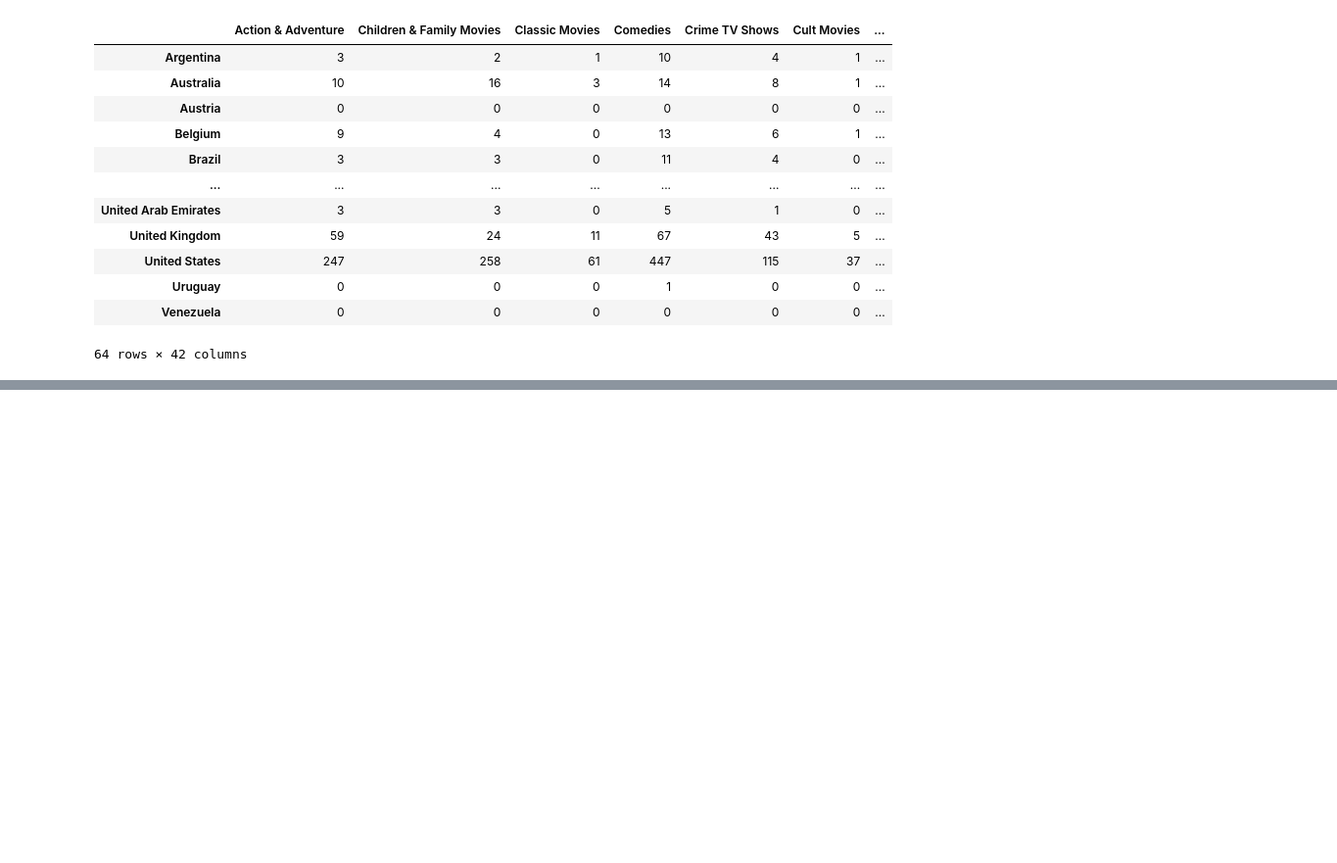
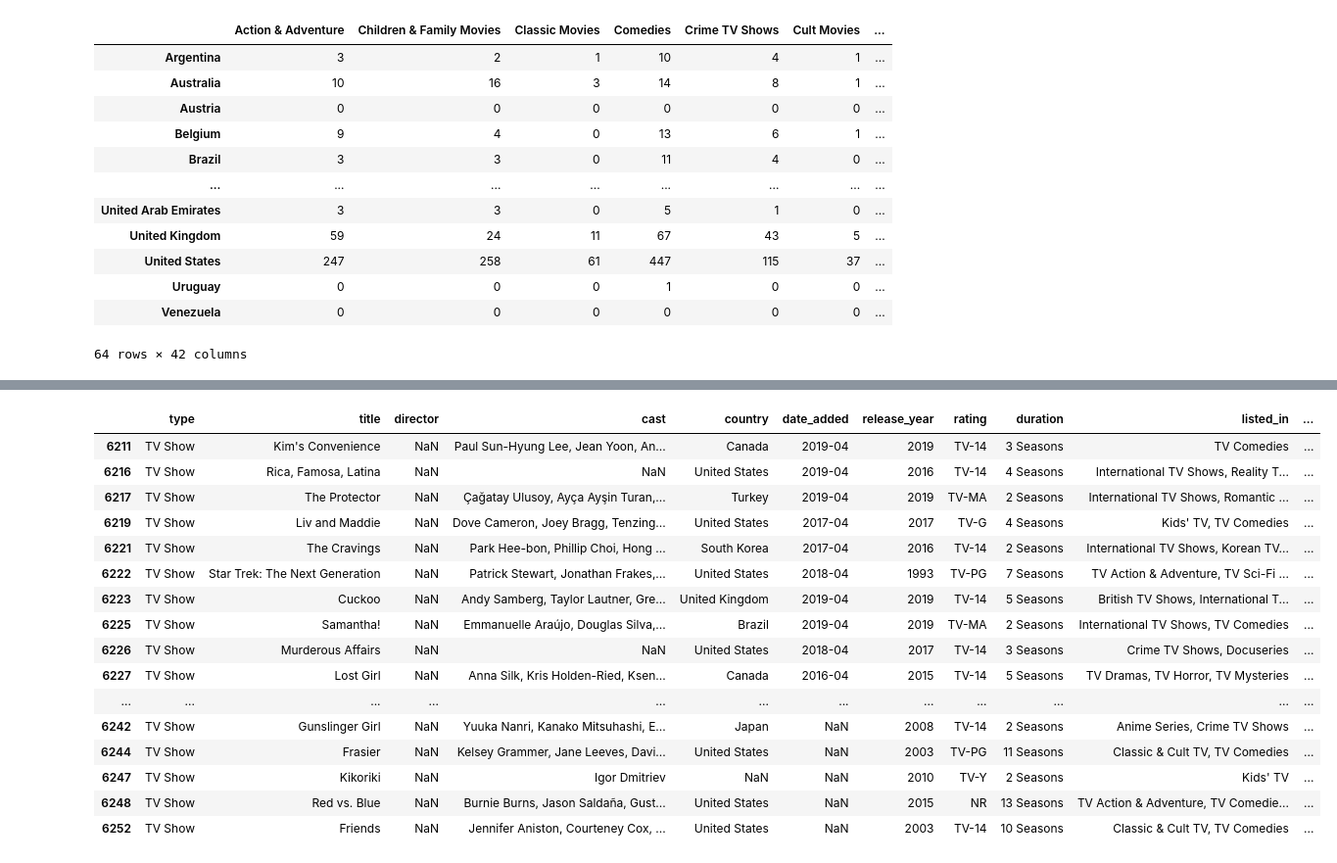
Before and after one commit to VictorLJay/Netflix-Analysis, a Jupyter notebook: your-project/Project5 - Data.ipynb, the cells around one changed output, grey strips where cells are left out. Shown at 98% size. Saved outputs shown, nothing was run; the diff lists cells and outputs as text; code cells hidden in the pictures; blank space fills up the shorter version.

```diff
--- a/your-project/Project5 - Data.ipynb
+++ b/your-project/Project5 - Data.ipynb
@@ -193,0 +220,4 @@ countries_genre_encoded = dummy_country_genre_test2(netflix_clean, countries_cle
+# %%
+streaming_platforms_movies = pd.read_csv("../data/StreamingPlatforms_Movies.csv", index_col=0)
+streaming_platforms_movies = streaming_platforms_movies.drop(columns=["Language", "Runtime", "Directors", "Genres", "Type", "IMDb", "Rotten Tomatoes", "ID", "Country"])
+streaming_platforms_movies.head()
@@ -193,0 +231,4 @@ countries_genre_encoded = dummy_country_genre_test2(netflix_clean, countries_cle
+# %%
+streaming_platforms_series = pd.read_csv("../data/StreamingPlatforms_TV_Shows.csv", index_col=0)
+streaming_platforms_series = streaming_platforms_series.drop(columns=["IMDb", "Rotten Tomatoes", "type"])
+streaming_platforms_series.head()
@@ -193,0 +251,4 @@ countries_genre_encoded = dummy_country_genre_test2(netflix_clean, countries_cle
+# %%
+full_netflix = pd.concat([streaming_platforms_movies, streaming_platforms_series])
+full_netflix = full_netflix.reset_index(drop=True)
+full_netflix = full_netflix.rename(columns={"Title":"title", "Year":"year", "Age":"age"})
@@ -193,0 +264,2 @@ countries_genre_encoded = dummy_country_genre_test2(netflix_clean, countries_cle
+# %%
+netflix_test_merge = pd.merge(netflix_test_merge, full_netflix, on="title", how="left")
@@ -193,0 +282,20 @@ countries_genre_encoded = dummy_country_genre_test2(netflix_clean, countries_cle
+# %%
+netflix_test_merge[netflix_test_merge["year"] > 0].tail(25)
+# %% [output]
+|  | type | title | director | cast | country | date_added | release_year | rating | duration | listed_in | ... |
+| 6211 | TV Show | Kim's Convenience | NaN | Paul Sun-Hyung Lee, Jean Yoon, An... | Canada | 2019-04 | 2019 | TV-14 | 3 Seasons | TV Comedies | ... |
+| 6216 | TV Show | Rica, Famosa, Latina | NaN | NaN | United States | 2019-04 | 2016 | TV-14 | 4 Seasons | International TV Shows, Reality T... | ... |
+| 6217 | TV Show | The Protector | NaN | Çağatay Ulusoy, Ayça Ayşin Turan,... | Turkey | 2019-04 | 2019 | TV-MA | 2 Seasons | International TV Shows, Romantic ... | ... |
+| 6219 | TV Show | Liv and Maddie | NaN | Dove Cameron, Joey Bragg, Tenzing... | United States | 2017-04 | 2017 | TV-G | 4 Seasons | Kids' TV, TV Comedies | ... |
+| 6221 | TV Show | The Cravings | NaN | Park Hee-bon, Phillip Choi, Hong ... | South Korea | 2017-04 | 2016 | TV-14 | 2 Seasons | International TV Shows, Korean TV... | ... |
+| 6222 | TV Show | Star Trek: The Next Generation | NaN | Patrick Stewart, Jonathan Frakes,... | United States | 2018-04 | 1993 | TV-PG | 7 Seasons | TV Action & Adventure, TV Sci-Fi ... | ... |
+| 6223 | TV Show | Cuckoo | NaN | Andy Samberg, Taylor Lautner, Gre... | United Kingdom | 2019-04 | 2019 | TV-14 | 5 Seasons | British TV Shows, International T... | ... |
+| 6225 | TV Show | Samantha! | NaN | Emmanuelle Araújo, Douglas Silva,... | Brazil | 2019-04 | 2019 | TV-MA | 2 Seasons | International TV Shows, TV Comedies | ... |
+| 6226 | TV Show | Murderous Affairs | NaN | NaN | United States | 2018-04 | 2017 | TV-14 | 3 Seasons | Crime TV Shows, Docuseries | ... |
+| 6227 | TV Show | Lost Girl | NaN | Anna Silk, Kris Holden-Ried, Ksen... | Canada | 2016-04 | 2015 | TV-14 | 5 Seasons | TV Dramas, TV Horror, TV Mysteries | ... |
+| ... | ... | ... | ... | ... | ... | ... | ... | ... | ... | ... | ... |
+| 6242 | TV Show | Gunslinger Girl | NaN | Yuuka Nanri, Kanako Mitsuhashi, E... | Japan | NaN | 2008 | TV-14 | 2 Seasons | Anime Series, Crime TV Shows | ... |
+| 6244 | TV Show | Frasier | NaN | Kelsey Grammer, Jane Leeves, Davi... | United States | NaN | 2003 | TV-PG | 11 Seasons | Classic & Cult TV, TV Comedies | ... |
+| 6247 | TV Show | Kikoriki | NaN | Igor Dmitriev | NaN | NaN | 2010 | TV-Y | 2 Seasons | Kids' TV | ... |
+| 6248 | TV Show | Red vs. Blue | NaN | Burnie Burns, Jason Saldaña, Gust... | United States | NaN | 2015 | NR | 13 Seasons | TV Action & Adventure, TV Comedie... | ... |
+| 6252 | TV Show | Friends | NaN | Jennifer Aniston, Courteney Cox, ... | United States | NaN | 2003 | TV-14 | 10 Seasons | Classic & Cult TV, TV Comedies | ... |
```
Also changed, not shown: parts of 19 cells of this notebook, 1 other file.
